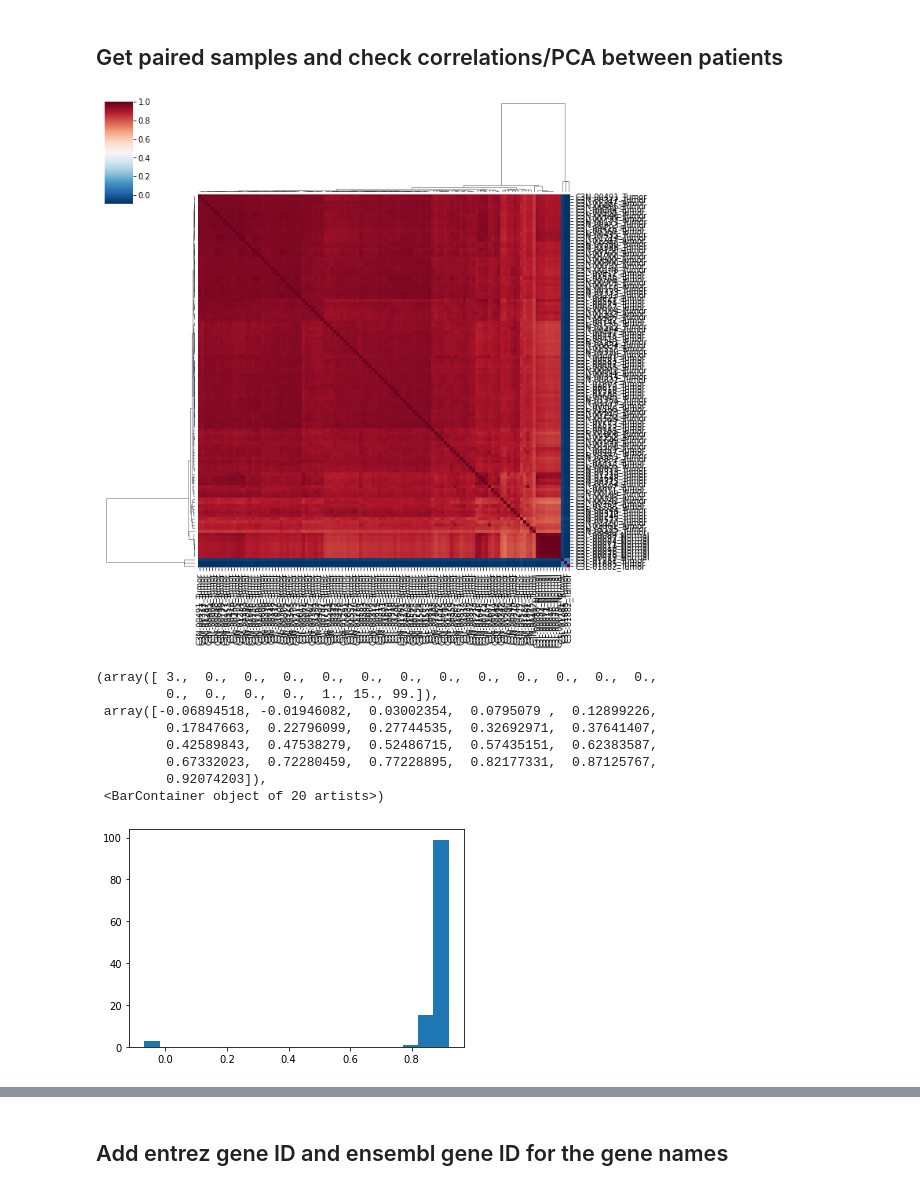
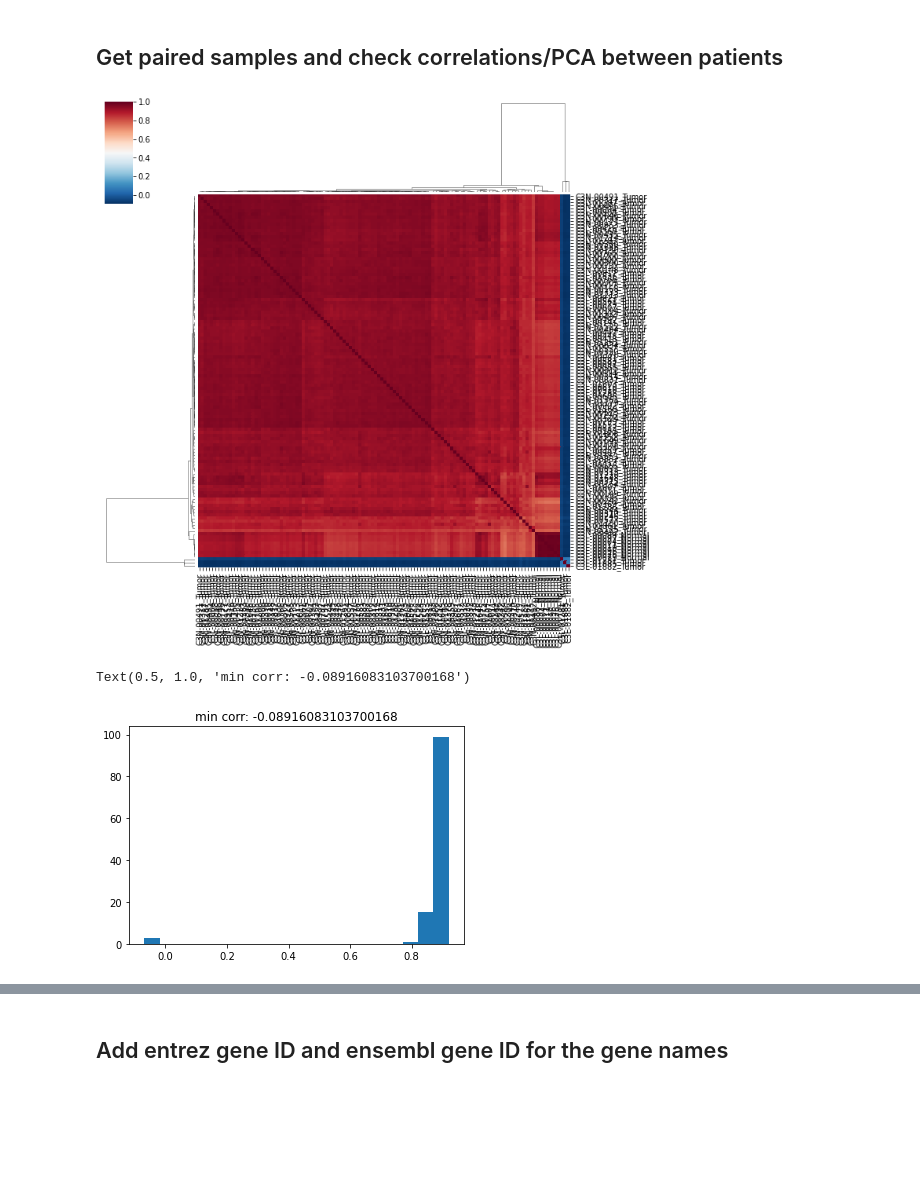
Before and after one commit to ArianeMora/SiRCle_multiomics_integration, a Jupyter notebook: manuscript_reproducibility/N05_MethProcessing.ipynb, the cells around one changed output, grey strips where cells are left out. Drawn from its saved outputs; the diff is of its cells as text; code cells hidden in the pictures; blank space fills up the shorter version.

```diff
--- a/manuscript_reproducibility/N05_MethProcessing.ipynb
+++ b/manuscript_reproducibility/N05_MethProcessing.ipynb
@@ -8,9 +8,11 @@ We filter out poor quality samples and also create teh dataset for differential
 import os
 import pandas as pd
 from collections import defaultdict
-
-base_dir = '../data/S050_CCRCC_Clark_Cell2019/'
-fig_dir = '../figures/data_qc/'
-output_dir = f'{base_dir}sircle/'
-supp_dir =  f'{base_dir}supps/'
-data_dir = f'{base_dir}downloaded_data/Methylation_hg38_v1.0_20180809/'
+from multiprocessing.dummy import Pool as ThreadPool
+base_dir = '../data/'
+data_dir = f'{base_dir}raw_downloads/CPTAC/Methylation_hg38_v1.0_20180809/' # Data downloaded from CPTAC
+output_dir = f'{base_dir}sircle/F1_DE_input_TvN/'
+fig_dir = '../figures/'
+supp_dir = f'{base_dir}raw_downloads/supps/'
+gene_name = 'hgnc_symbol'
+save_fig = False
@@ -16,0 +21,4 @@ data_dir = f'{base_dir}downloaded_data/Methylation_hg38_v1.0_20180809/'
+# %%
+from sciutil import SciUtil
+u = SciUtil()
+u.dp(['Running multiprocessing...'])
@@ -24,11 +56,11 @@ condition_ids = []
 sample_id = []
 first = True
 cpg_df = pd.DataFrame()
-files = os.listdir(f'{data_dir}')
+files = list(os.listdir(f'{data_dir}'))
 # We want to make a sample DF and also merge the reils together
 for f in files:
-    if 'Manifest' not in f and 'Processing' not in f:
-        try:
+    try:
+        if 'Manifest' not in f and 'Processing' not in f:
             tmp_f = pd.read_csv(f'{data_dir}{f}')
             tumour_state = "Tumor" if f.split('.')[1] == "T" else "Normal"
             case_id = f.split('.')[0].replace("_", '-')
@@ -45,6 +77,10 @@ for f in files:
                         cpg_df[c] = tmp_f[c].values
                 first = False
             cpg_df[new_name] = tmp_f['Beta'].values
-        except:
-            print(f)
+            u.dp([f])
+    except:
+        print(f)
+# Run in paralell
+# pool = ThreadPool(20)
+# results = pool.map(run_multi, files)
 # %% [output]
@@ -217,3 +195,0 @@ C3L-00079_Normal
-# %%
-cpg_df = pd.read_csv(f'{output_dir}CCRCC_Clark_Cell2019_meth_df_24012022.csv')
-cpg_df
@@ -236,34 +198,28 @@ cpg_df
 # %%
 import numpy as np
 import seaborn as sns
 import matplotlib.pyplot as plt
 
 all_cases = [c for c in cpg_df.columns if 'C3' in c]
 corr = cpg_df[all_cases].corr()
 sns.clustermap(corr,
             xticklabels=corr.columns.values,
             yticklabels=corr.columns.values, cmap='RdBu_r', row_cluster=True, col_cluster=True)
-plt.savefig(f'{fig_dir}Heatmap_CpGs.svg')
+if save_fig:
+    plt.savefig(f'{fig_dir}Heatmap_CpGs.svg')
 plt.show()
 
 # Print out the minimum correlation:
-min(np.min(corr))
 mean_cor = np.mean(corr, axis=1)
 corr['mean_corr'] = mean_cor
 corr.sort_values(by=['mean_corr'])
 # Plot out the mean correlation values so we can choose a good filter.
 plt.hist(mean_cor, bins=20)
+plt.title(f'min corr: {min(np.min(corr))}')
 # %% [output]
 [figure]
-(array([ 3.,  0.,  0.,  0.,  0.,  0.,  0.,  0.,  0.,  0.,  0.,  0.,  0.,
-         0.,  0.,  0.,  0.,  1., 15., 99.]),
- array([-0.06894518, -0.01946082,  0.03002354,  0.0795079 ,  0.12899226,
-         0.17847663,  0.22796099,  0.27744535,  0.32692971,  0.37641407,
-         0.42589843,  0.47538279,  0.52486715,  0.57435151,  0.62383587,
-         0.67332023,  0.72280459,  0.77228895,  0.82177331,  0.87125767,
-         0.92074203]),
- <BarContainer object of 20 artists>)
+Text(0.5, 1.0, 'min corr: -0.08916083103700168')
-[figure, old version]
+[figure, new version]
 # %%
 from sciutil import SciUtil
 u = SciUtil()
```
Also changed, not shown: parts of 81 cells of this notebook, 7 other files.
